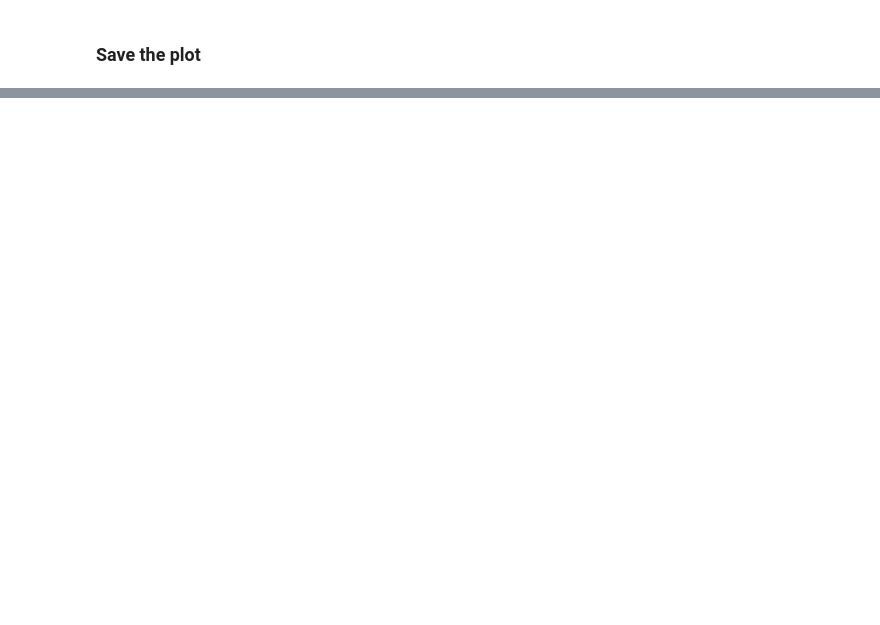
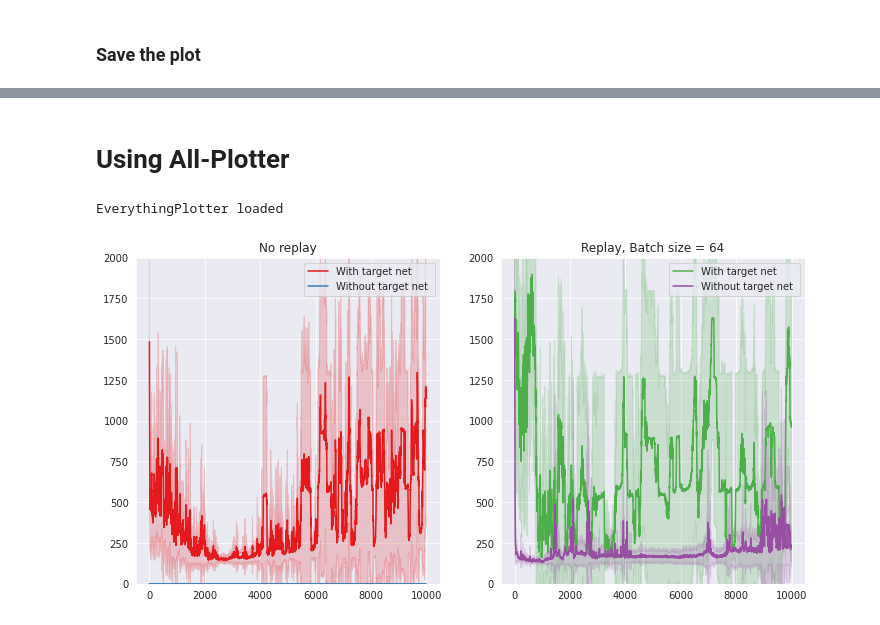
Before and after one commit to annaproxy/rl2020, a Jupyter notebook: plotting.ipynb, the cells around one changed output, grey strips where cells are left out. Cells and saved outputs as stored; diff of their text form; code cells hidden in the pictures; blank space fills up the shorter version.

Commit message:
update plotting notebook

```diff
--- a/plotting.ipynb
+++ b/plotting.ipynb
@@ -41,0 +66,27 @@ plot_results(results, N=smoothing_factor, save=True)
+# %% [markdown]
+# Using All-Plotter
+# %%
+from everything_plotter import EverythingPlotter
+
+
+e = EverythingPlotter(
+        hidden=128,
+        lr=0.001,
+        env="MountainCar-v0",
+        discount=0.99,
+        episodes=10000,
+        max_steps=2000,
+        C=10,
+        save_amt=10,
+        state_size=4,
+        action_size=2,
+        seed_list=list(range(2016,2021)),
+        experiment_dir="experiments/test",
+)
+
+
+# e.plot_weights(filename="thick_weights", smoothing=10)
+e.plot_replay_variations(filename="mountaincar-test", smoothing=10)
+# %% [output]
+EverythingPlotter loaded
+[figure, added]
```
Also changed, not shown: parts of 4 cells of this notebook.
